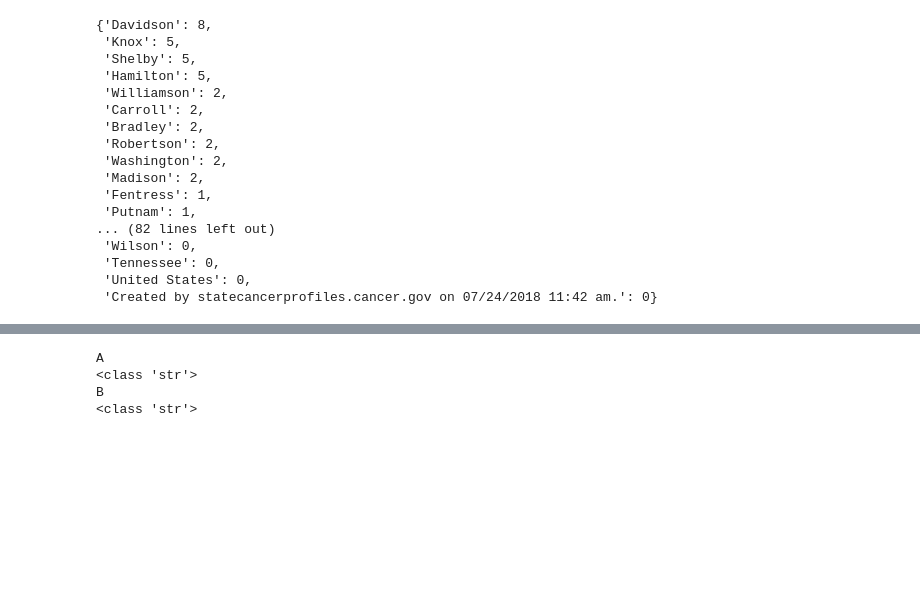
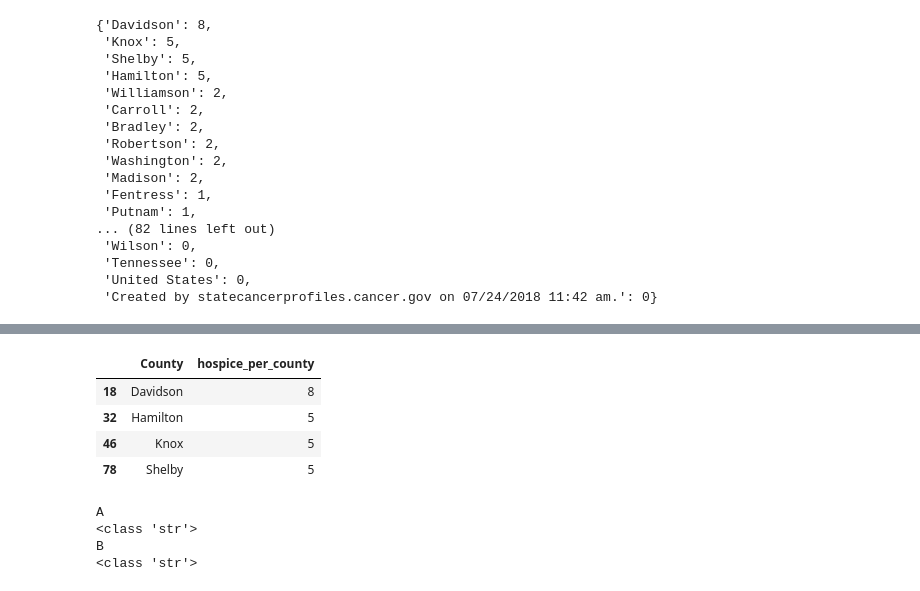
Before and after one commit to vjanve/vanderbilt-aspire-data-essentials, a Jupyter notebook: DataScience_essentials_week1_to_3_vj.ipynb, the cells around one changed output, grey strips where cells are left out. Cells and saved outputs as stored; diff of their text form; code cells hidden in the pictures; blank space fills up the shorter version.

```diff
--- a/DataScience_essentials_week1_to_3_vj.ipynb
+++ b/DataScience_essentials_week1_to_3_vj.ipynb
@@ -455,3 +560,11 @@ pop_and_cancer[['County', 'hospice_per_county']]
+# %%
+pop_and_cancer[['County', 'hospice_per_county']].iloc[pop_and_cancer[pop_and_cancer.hospice_per_county > 2].index]
+# %% [output]
+|  | County | hospice_per_county |
+| 18 | Davidson | 8 |
+| 32 | Hamilton | 5 |
+| 46 | Knox | 5 |
+| 78 | Shelby | 5 |
 # %%
 # play area
 df = pd.DataFrame({"A": [1, 2, 3], "B": [4, 5, 6]})
```
Also changed, not shown: parts of 13 cells of this notebook.
